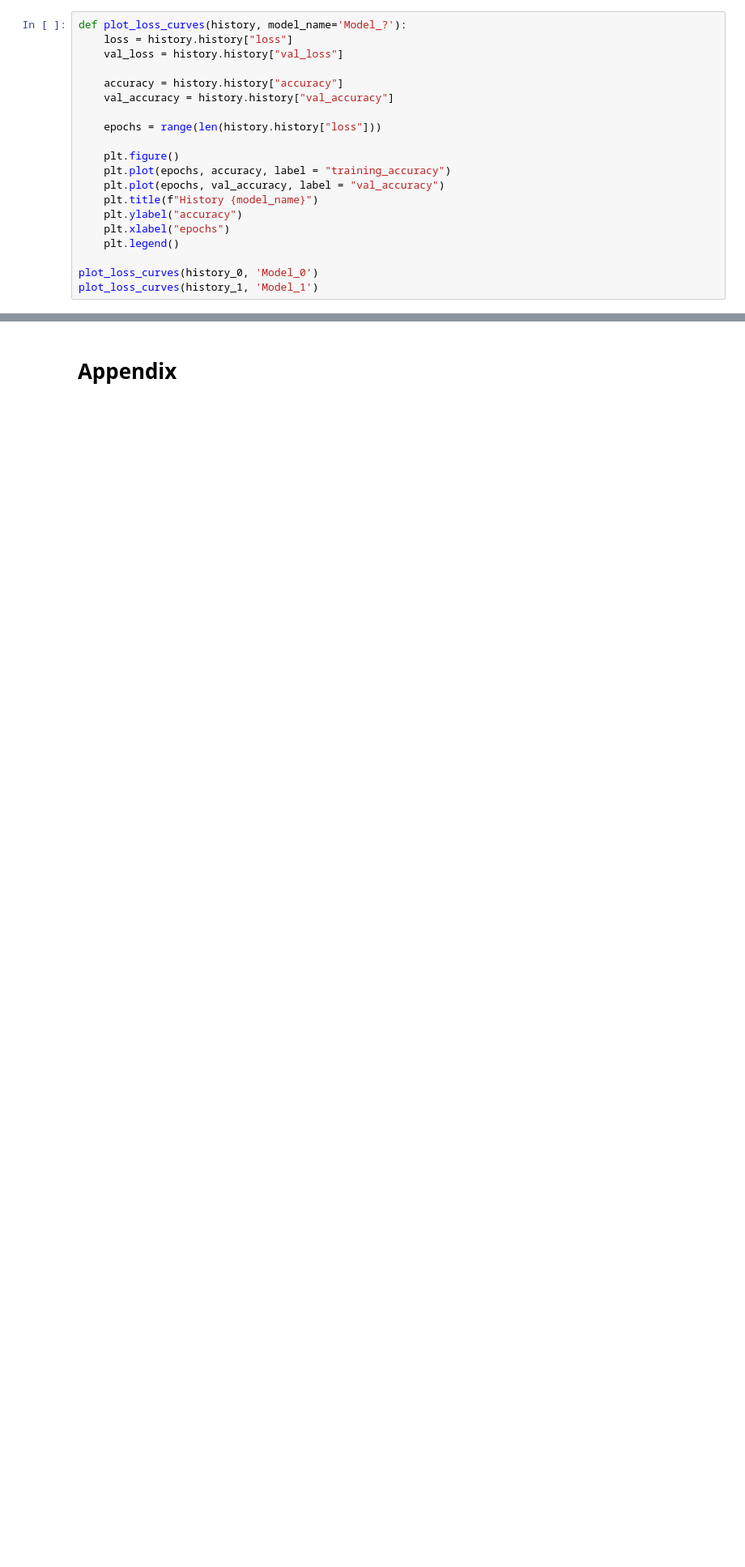
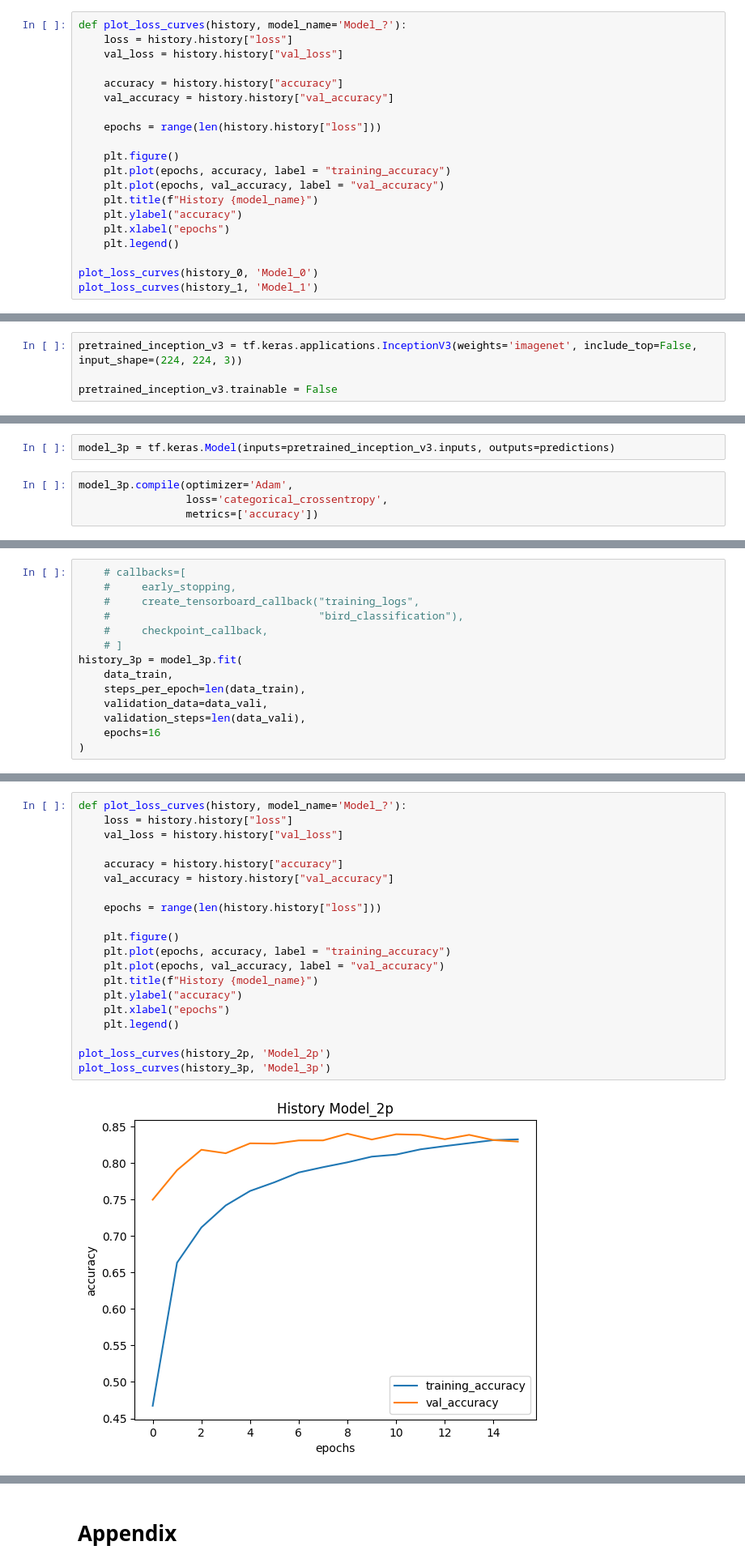
Before and after one commit to LuukvanBilsen/AI_ADV, a Jupyter notebook: notebooks/Exercise_3_CNN.ipynb, the cells around one changed output, grey strips where cells are left out. Shown at 81% size. Cells and saved outputs as stored; diff of their text form; blank space fills up the shorter version.

Commit message:
added pretrained models for CNN

```diff
--- a/notebooks/Exercise_3_CNN.ipynb
+++ b/notebooks/Exercise_3_CNN.ipynb
@@ -375,0 +397,4 @@ plot_loss_curves(history_1, 'Model_1')
+# %%
+pretrained_inception_v3 = tf.keras.applications.InceptionV3(weights='imagenet', include_top=False, input_shape=(224, 224, 3))
+
+pretrained_inception_v3.trainable = False
@@ -375,0 +413,6 @@ plot_loss_curves(history_1, 'Model_1')
+# %%
+model_3p = tf.keras.Model(inputs=pretrained_inception_v3.inputs, outputs=predictions)
+# %%
+model_3p.compile(optimizer='Adam',
+                 loss='categorical_crossentropy',
+                 metrics=['accuracy'])
@@ -375,0 +421,14 @@ plot_loss_curves(history_1, 'Model_1')
+# %%
+    # callbacks=[
+    #     early_stopping,
+    #     create_tensorboard_callback("training_logs",
+    #                                 "bird_classification"),
+    #     checkpoint_callback,
+    # ]
+history_3p = model_3p.fit(
+    data_train,
+    steps_per_epoch=len(data_train),
+    validation_data=data_vali,
+    validation_steps=len(data_vali),
+    epochs=16
+)
@@ -375,0 +471,22 @@ plot_loss_curves(history_1, 'Model_1')
+# %%
+def plot_loss_curves(history, model_name='Model_?'):
+    loss = history.history["loss"]
+    val_loss = history.history["val_loss"]
+
+    accuracy = history.history["accuracy"]
+    val_accuracy = history.history["val_accuracy"]
+
+    epochs = range(len(history.history["loss"]))
+
+    plt.figure()
+    plt.plot(epochs, accuracy, label = "training_accuracy")
+    plt.plot(epochs, val_accuracy, label = "val_accuracy")
+    plt.title(f"History {model_name}")
+    plt.ylabel("accuracy")
+    plt.xlabel("epochs")
+    plt.legend()
+
+plot_loss_curves(history_2p, 'Model_2p')
+plot_loss_curves(history_3p, 'Model_3p')
+# %% [output]
+[figure, added]
```
Also changed, not shown: parts of 29 cells of this notebook.
